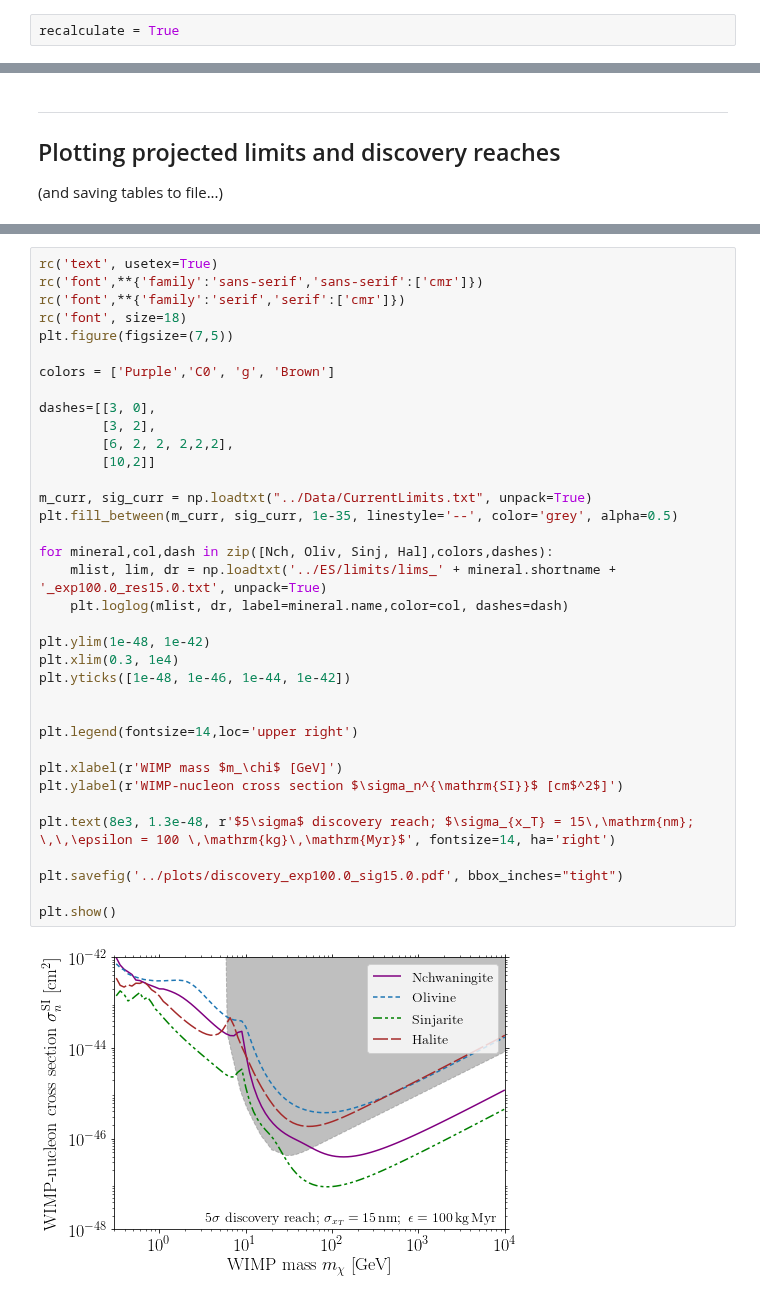
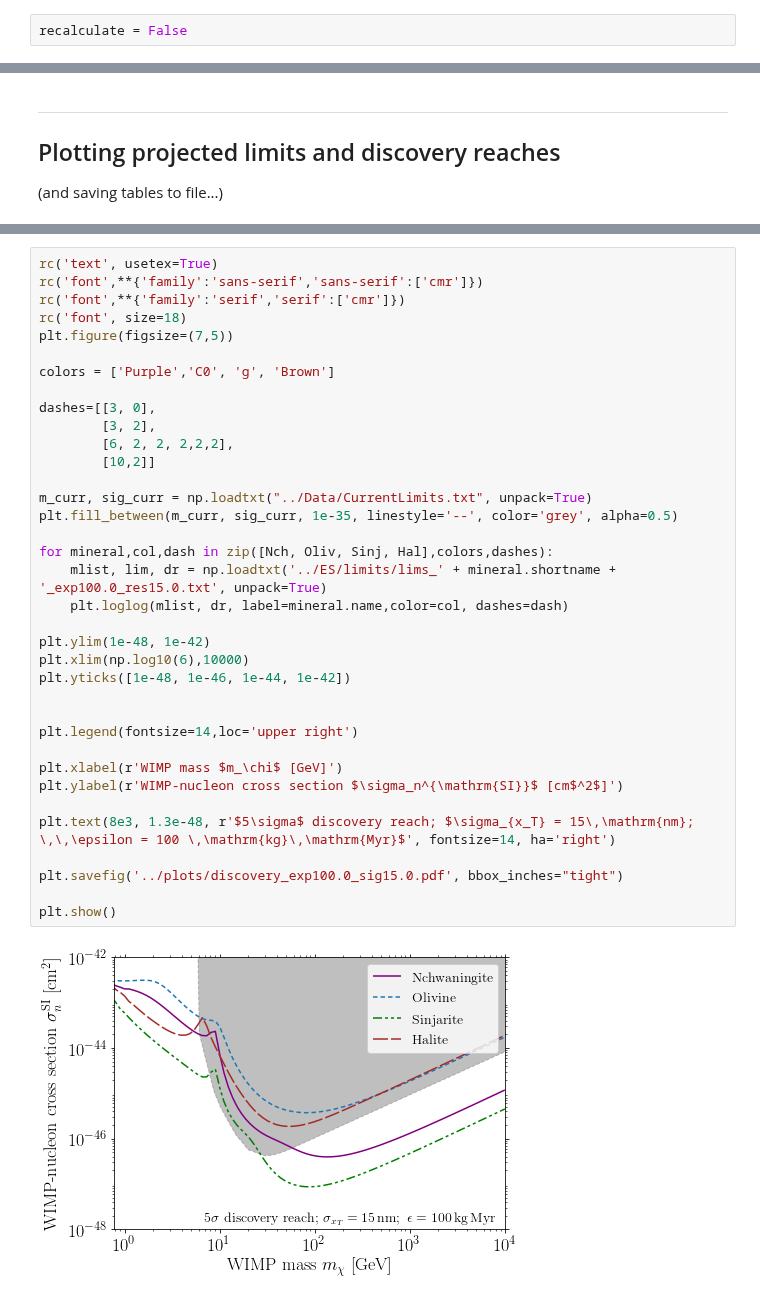
Before and after one commit to tedwards2412/paleo_detectors, a Jupyter notebook: Notebooks/FullAnalysis.ipynb, the cells around one changed output, grey strips where cells are left out. Saved outputs shown, nothing was run; the diff lists cells and outputs as text.

```diff
--- a/Notebooks/FullAnalysis.ipynb
+++ b/Notebooks/FullAnalysis.ipynb
@@ -248,7 +248,7 @@ def GetLimitandDR(mineral, sigma, exposure, SF, mlist):
                 header="Mineral: " + mineral.name + "; Exposure [kg Myr]: " + str(exposure) + "; sigma [nm]:" + str(sigma) + "\nColumns: m [GeV], 95% upper limit [cm^2], 5-sig discovery reach [cm^2]")
     return limit_list, DR_list
 # %%
-recalculate = True
+recalculate = False
 # %% [markdown]
 Calculating for high resolution case:
 # %%
@@ -431,32 +407,32 @@ plt.figure(figsize=(7,5))
 
 colors = ['Purple','C0', 'g', 'Brown']
 
 dashes=[[3, 0],
         [3, 2],
         [6, 2, 2, 2,2,2],
         [10,2]]
 
 m_curr, sig_curr = np.loadtxt("../Data/CurrentLimits.txt", unpack=True)
 plt.fill_between(m_curr, sig_curr, 1e-35, linestyle='--', color='grey', alpha=0.5)
 
 for mineral,col,dash in zip([Nch, Oliv, Sinj, Hal],colors,dashes):
     mlist, lim, dr = np.loadtxt('../ES/limits/lims_' + mineral.shortname + '_exp100.0_res15.0.txt', unpack=True)
     plt.loglog(mlist, dr, label=mineral.name,color=col, dashes=dash)
 
 plt.ylim(1e-48, 1e-42)
-plt.xlim(0.3, 1e4)
+plt.xlim(np.log10(6),10000)
 plt.yticks([1e-48, 1e-46, 1e-44, 1e-42])
 
 
 plt.legend(fontsize=14,loc='upper right')
 
 plt.xlabel(r'WIMP mass $m_\chi$ [GeV]')
 plt.ylabel(r'WIMP-nucleon cross section $\sigma_n^{\mathrm{SI}}$ [cm$^2$]')
 
 plt.text(8e3, 1.3e-48, r'$5\sigma$ discovery reach; $\sigma_{x_T} = 15\,\mathrm{nm}; \,\,\epsilon = 100 \,\mathrm{kg}\,\mathrm{Myr}$', fontsize=14, ha='right')
 
 plt.savefig('../plots/discovery_exp100.0_sig15.0.pdf', bbox_inches="tight")
 
 plt.show()
 # %% [output]
-[figure, old version]
+[figure, new version]
```
Also changed, not shown: parts of 5 cells of this notebook, 1 other file.
